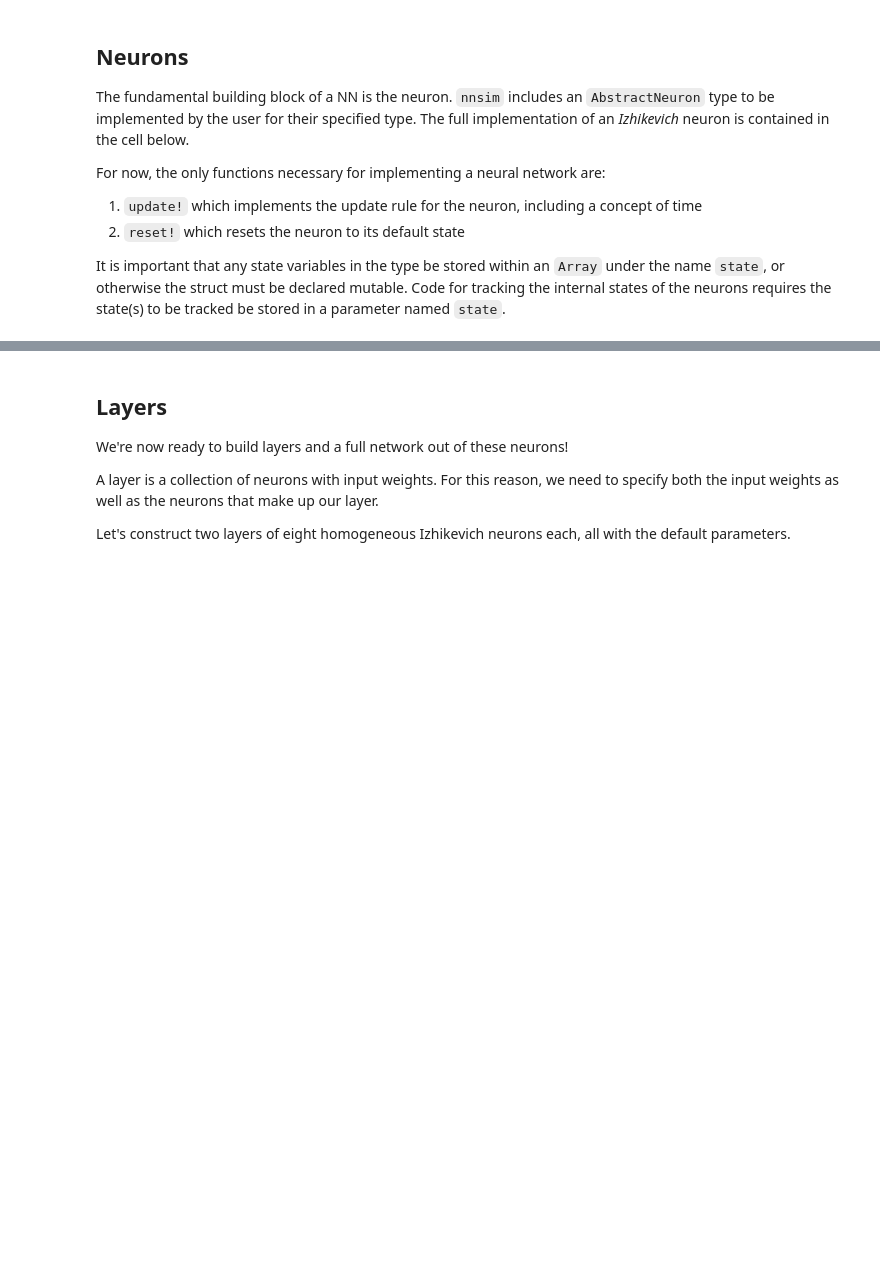
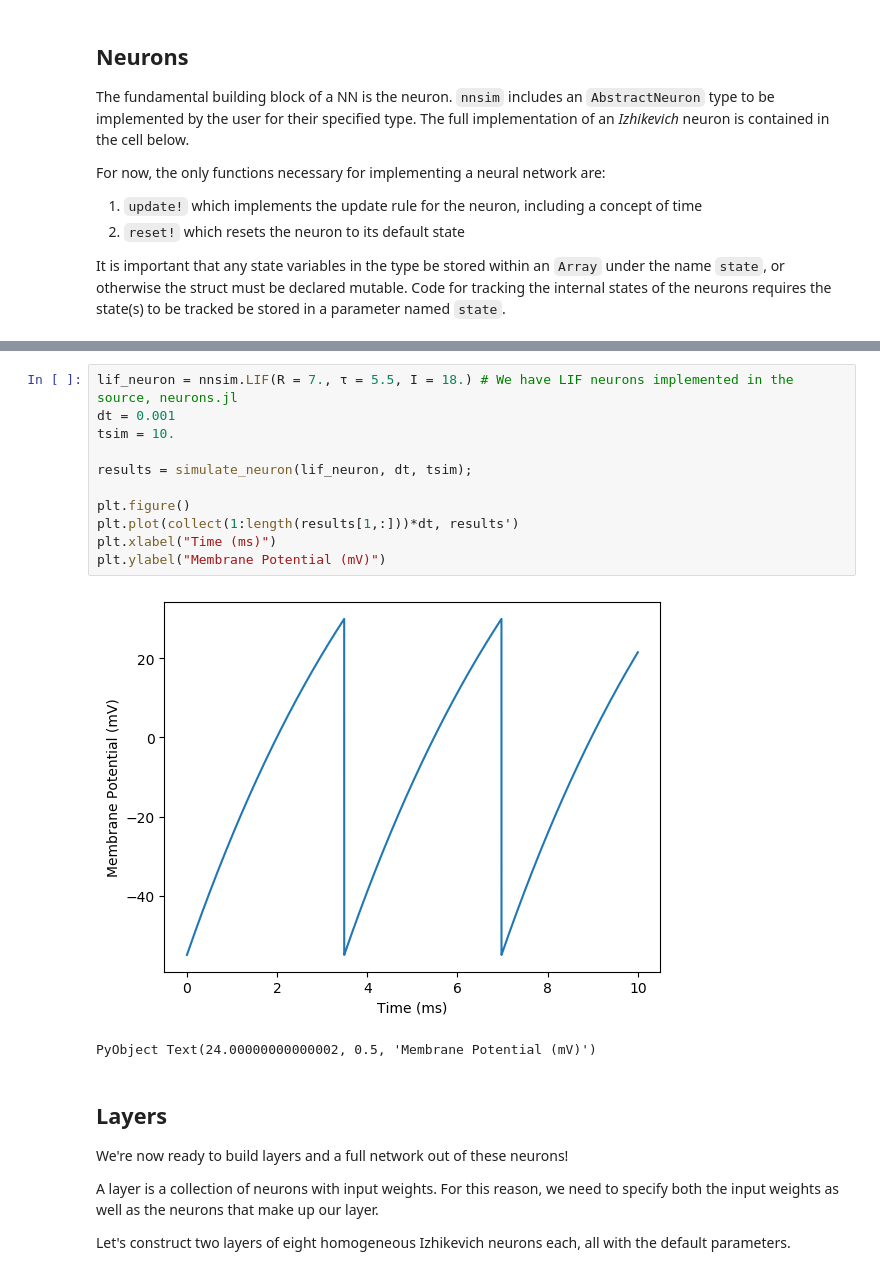
Before and after one commit to leaflabs/WaspNet.jl, a Jupyter notebook: notebooks/nnsim_tour.ipynb, the cells around one changed output, grey strips where cells are left out. Cells and saved outputs as stored; diff of their text form; blank space fills up the shorter version.

```diff
--- a/notebooks/nnsim_tour.ipynb
+++ b/notebooks/nnsim_tour.ipynb
@@ -57,3 +96,17 @@ end
+# %%
+lif_neuron = nnsim.LIF(R = 7., τ = 5.5, I = 18.) # We have LIF neurons implemented in the source, neurons.jl
+dt = 0.001
+tsim = 10.
+
+results = simulate_neuron(lif_neuron, dt, tsim);
+
+plt.figure()
+plt.plot(collect(1:length(results[1,:]))*dt, results')
+plt.xlabel("Time (ms)")
+plt.ylabel("Membrane Potential (mV)")
+# %% [output]
+[figure, added]
+PyObject Text(24.00000000000002, 0.5, 'Membrane Potential (mV)')
 # %% [markdown]
 ## Layers
 We're now ready to build layers and a full network out of these neurons!
```
Also changed, not shown: parts of 31 cells of this notebook.
